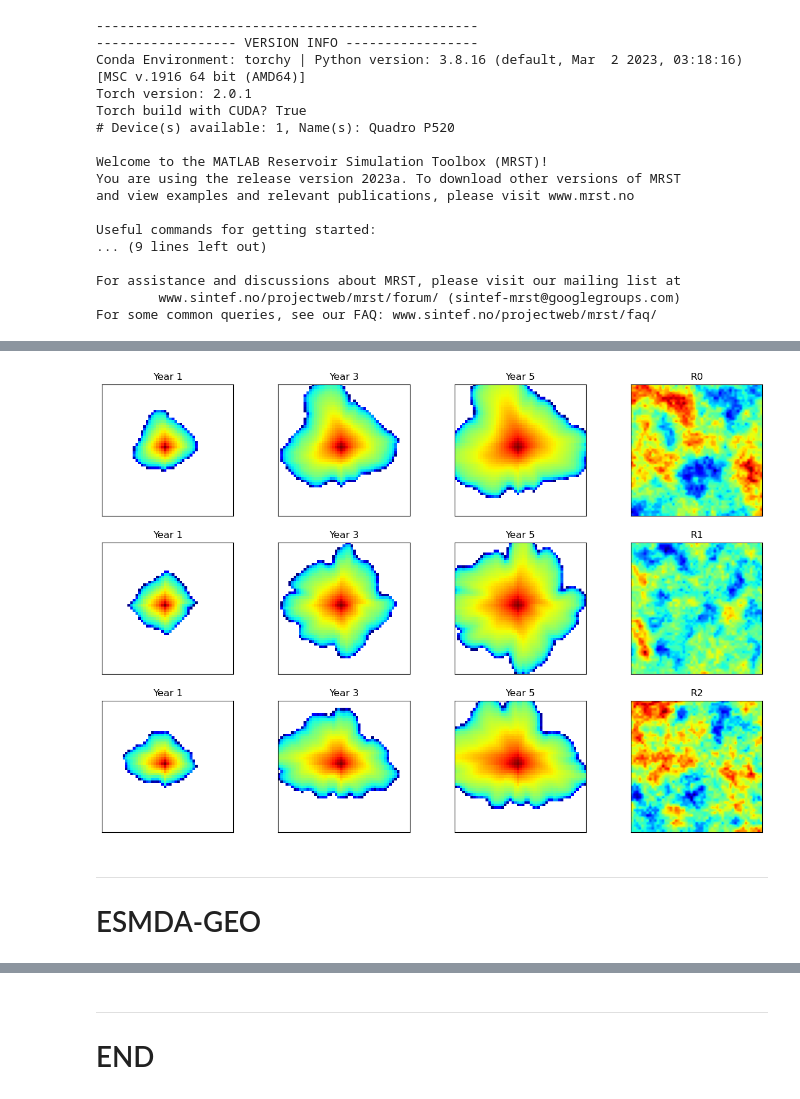
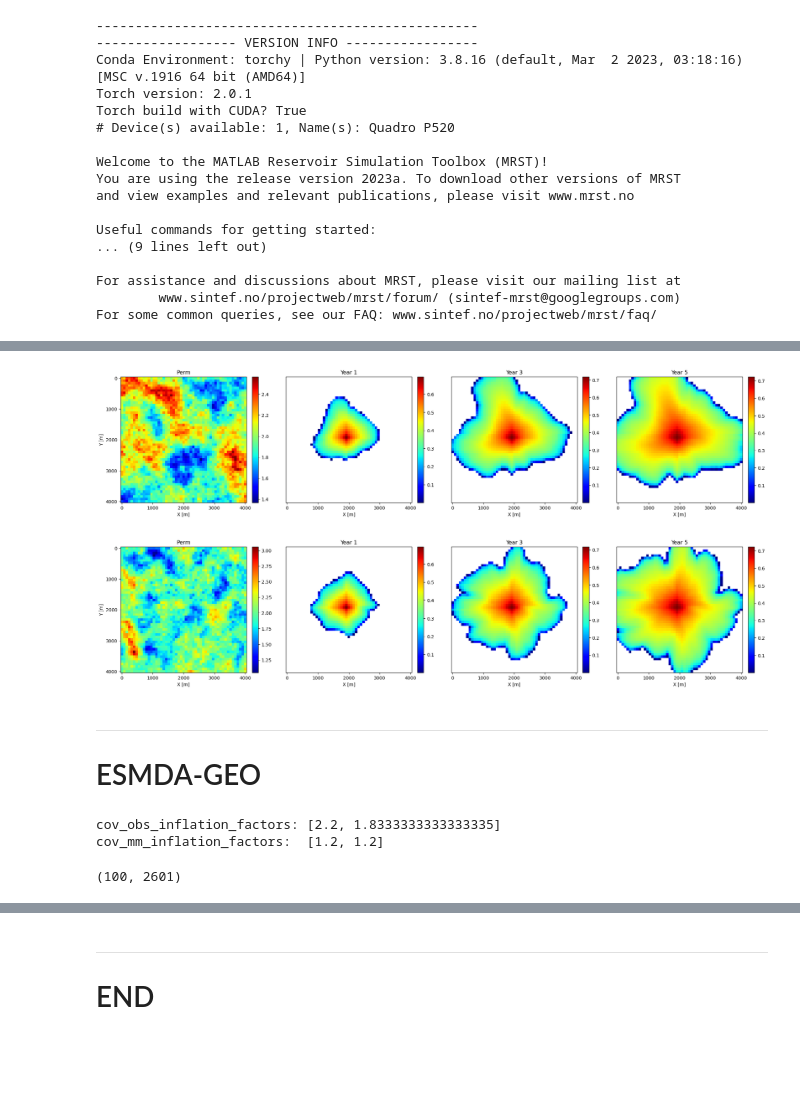
Before and after one commit to misaelmmorales/CO2-Spatial-Data-Assimilation, a Jupyter notebook: main.ipynb, the cells around one changed output, grey strips where cells are left out. Drawn from its saved outputs; the diff is of its cells as text; code cells hidden in the pictures; blank space fills up the shorter version.

```diff
--- a/main.ipynb
+++ b/main.ipynb
@@ -59,19 +64,9 @@ ans = Simluation 2 DONE!
-# %%
-n_realizations, n_timesteps = 3, 3
-timesteps = [1, 3, 5]
-
-fig, axs = plt.subplots(n_realizations, n_timesteps+1, figsize=(15,10))
-for i in range(n_realizations):
-    for j in range(n_timesteps):
-        sat = saturation[i][j].reshape(51,51)
-        sat_masked = np.ma.masked_where(sat==0, sat)
-        axs[i,j].imshow(sat_masked, 'jet')
-        axs[i,j].set(xticks=[], yticks=[], title='Year {}'.format(timesteps[j]))
-    axs[i,n_timesteps].imshow(perm_all[i], cmap='jet', interpolation='hanning')
-    axs[i,n_timesteps].set(xticks=[], yticks=[], title='R{}'.format(i))
-plt.show()
-# %% [output]
-[figure, removed]
+# %%
+for i in range(n_realizations):
+    sda.plot_perm_sat(perm_all[i], saturation[i])
+# %% [output]
+[figure, added]
+[figure, added]
 # %% [markdown]
 ***
 # ESMDA-GEO
@@ -142,0 +87,21 @@ plt.show()
+# %%
+n_assimilations = 2
+
+cov_obs_inflation_geo = 1.2
+cov_obs_inflation_factors = [1.1]
+
+for l in range(1, n_assimilations):
+    cov_obs_inflation_factors.append(cov_obs_inflation_factors[l - 1] / cov_obs_inflation_geo)
+scaling_factor = np.sum(1/np.array(cov_obs_inflation_factors))
+cov_obs_inflation_factors = [alpha * scaling_factor for alpha in cov_obs_inflation_factors]
+print('cov_obs_inflation_factors:', cov_obs_inflation_factors)
+
+cov_mm_inflation_factors = [1.2] * n_assimilations
+print('cov_mm_inflation_factors: ', cov_mm_inflation_factors)
+# %% [output]
+cov_obs_inflation_factors: [2.2, 1.8333333333333335]
+cov_mm_inflation_factors:  [1.2, 1.2]
+# %%
+m_ensemble.shape
+# %% [output]
+(100, 2601)
```
Also changed, not shown: parts of 11 cells of this notebook, 12 other files.
